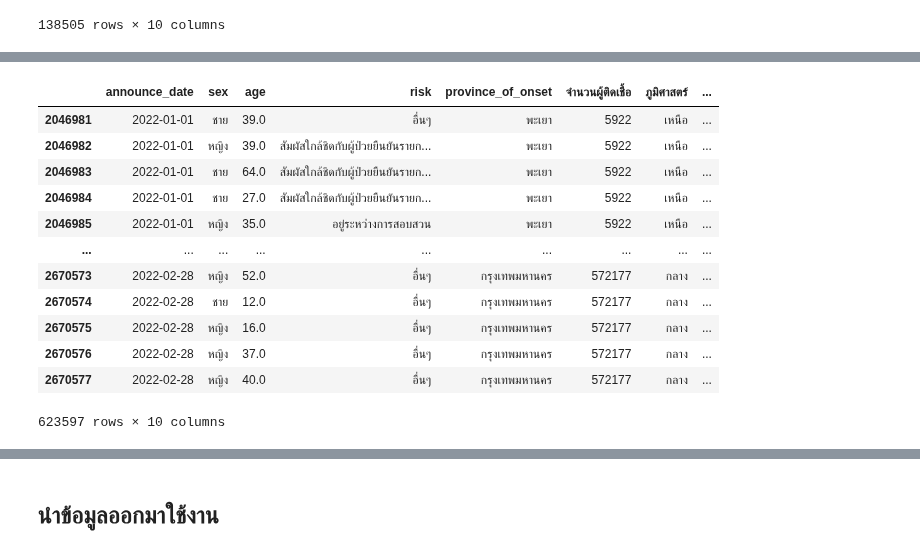
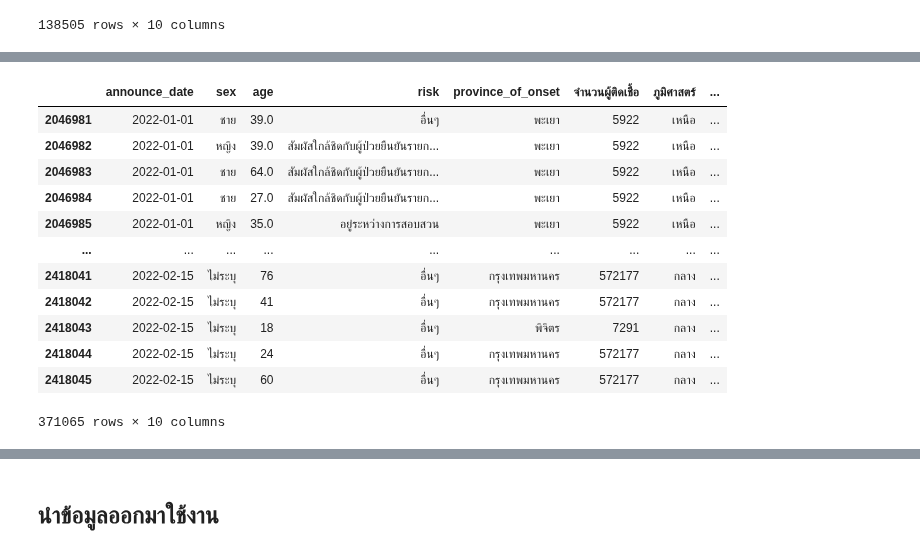
Before and after one commit to Khamsaen2489/DWDM21, a Jupyter notebook: Group_Project2.ipynb, the cells around one changed output, grey strips where cells are left out. Saved outputs shown, nothing was run; the diff lists cells and outputs as text; code cells hidden in the pictures.

```diff
--- a/Group_Project2.ipynb
+++ b/Group_Project2.ipynb
@@ -1193,17 +1261,17 @@ data_4_y21
 # %%
-data_5_y22 = data_finish_new[(data_finish_new['announce_date'] >= '2022-01-01') & (data_finish_new['announce_date'] <= '2022-02-28')]
-data_5_y22
+data_9_y22 = data_finish_new[(data_finish_new['announce_date'] >= '2022-01-01') & (data_finish_new['announce_date'] <= '2022-02-15')]
+data_9_y22
 # %% [output]
 |  | announce_date | sex | age | risk | province_of_onset | จำนวนผู้ติดเชื้อ | ภูมิศาสตร์ | ... |
 | 2046981 | 2022-01-01 | ชาย | 39.0 | อื่นๆ | พะเยา | 5922 | เหนือ | ... |
 | 2046982 | 2022-01-01 | หญิง | 39.0 | สัมผัสใกล้ชิดกับผู้ป่วยยืนยันรายก... | พะเยา | 5922 | เหนือ | ... |
 | 2046983 | 2022-01-01 | ชาย | 64.0 | สัมผัสใกล้ชิดกับผู้ป่วยยืนยันรายก... | พะเยา | 5922 | เหนือ | ... |
 | 2046984 | 2022-01-01 | ชาย | 27.0 | สัมผัสใกล้ชิดกับผู้ป่วยยืนยันรายก... | พะเยา | 5922 | เหนือ | ... |
 | 2046985 | 2022-01-01 | หญิง | 35.0 | อยู่ระหว่างการสอบสวน | พะเยา | 5922 | เหนือ | ... |
 | ... | ... | ... | ... | ... | ... | ... | ... | ... |
-| 2670573 | 2022-02-28 | หญิง | 52.0 | อื่นๆ | กรุงเทพมหานคร | 572177 | กลาง | ... |
-| 2670574 | 2022-02-28 | ชาย | 12.0 | อื่นๆ | กรุงเทพมหานคร | 572177 | กลาง | ... |
-| 2670575 | 2022-02-28 | หญิง | 16.0 | อื่นๆ | กรุงเทพมหานคร | 572177 | กลาง | ... |
-| 2670576 | 2022-02-28 | หญิง | 37.0 | อื่นๆ | กรุงเทพมหานคร | 572177 | กลาง | ... |
-| 2670577 | 2022-02-28 | หญิง | 40.0 | อื่นๆ | กรุงเทพมหานคร | 572177 | กลาง | ... |
+| 2418041 | 2022-02-15 | ไม่ระบุ | 76 | อื่นๆ | กรุงเทพมหานคร | 572177 | กลาง | ... |
+| 2418042 | 2022-02-15 | ไม่ระบุ | 41 | อื่นๆ | กรุงเทพมหานคร | 572177 | กลาง | ... |
+| 2418043 | 2022-02-15 | ไม่ระบุ | 18 | อื่นๆ | พิจิตร | 7291 | กลาง | ... |
+| 2418044 | 2022-02-15 | ไม่ระบุ | 24 | อื่นๆ | กรุงเทพมหานคร | 572177 | กลาง | ... |
+| 2418045 | 2022-02-15 | ไม่ระบุ | 60 | อื่นๆ | กรุงเทพมหานคร | 572177 | กลาง | ... |
-623597 rows × 10 columns
+371065 rows × 10 columns
```
Also changed, not shown: parts of 17 cells of this notebook.
